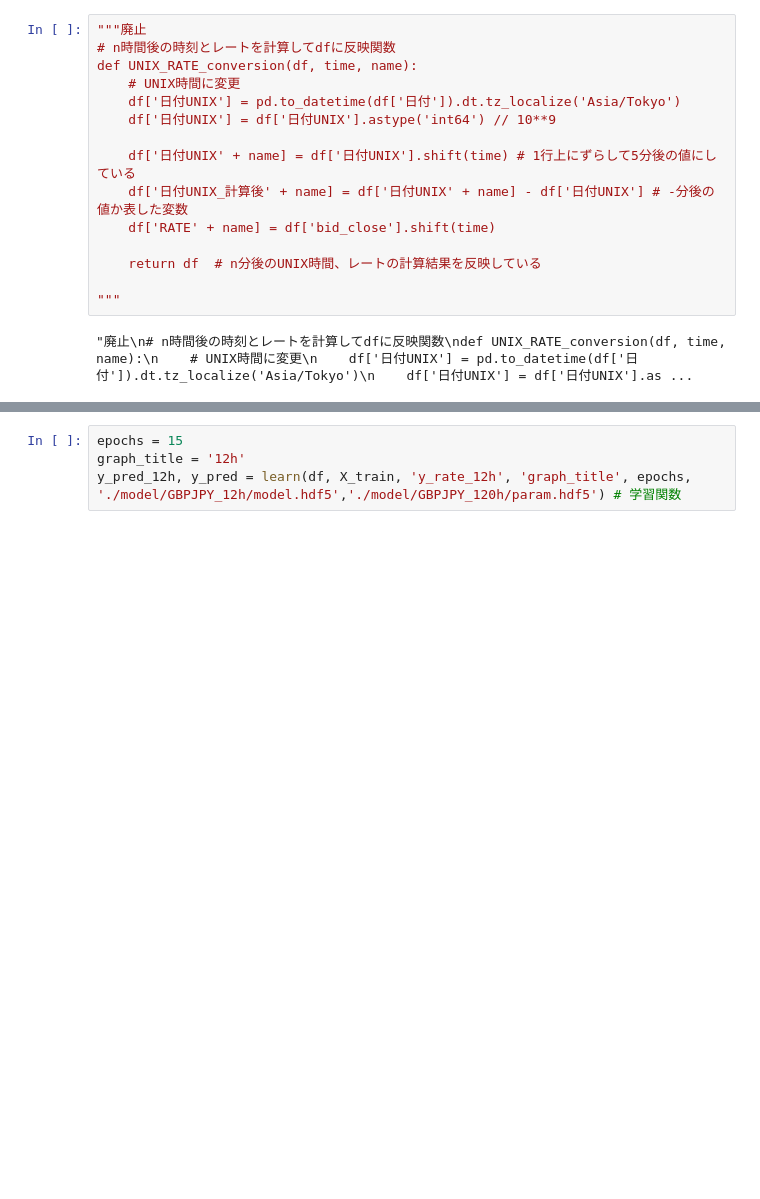
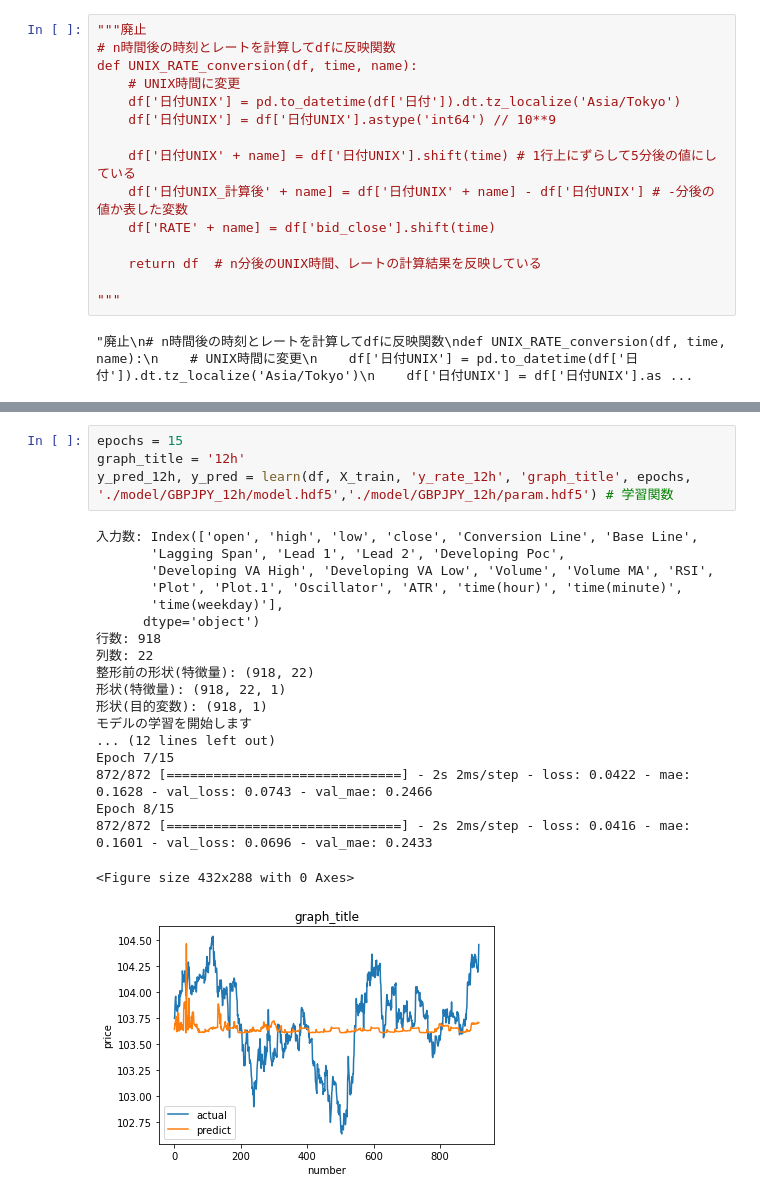
Before and after one commit to hnmwt/deep, a Jupyter notebook: FX/oanda/モデル作成.ipynb, the cells around one changed output, grey strips where cells are left out. Cells and saved outputs as stored; diff of their text form; blank space fills up the shorter version.

```diff
--- a/FX/oanda/モデル作成.ipynb
+++ b/FX/oanda/モデル作成.ipynb
@@ -318,4 +480,24 @@ y_pred_11h, y_pred = learn(df, X_train, 'y_rate_11h', 'graph_title', epochs, './
 # %%
 epochs = 15
 graph_title = '12h'
-y_pred_12h, y_pred = learn(df, X_train, 'y_rate_12h', 'graph_title', epochs, './model/GBPJPY_12h/model.hdf5','./model/GBPJPY_120h/param.hdf5') # 学習関数
+y_pred_12h, y_pred = learn(df, X_train, 'y_rate_12h', 'graph_title', epochs, './model/GBPJPY_12h/model.hdf5','./model/GBPJPY_12h/param.hdf5') # 学習関数
+# %% [output]
+入力数: Index(['open', 'high', 'low', 'close', 'Conversion Line', 'Base Line',
+       'Lagging Span', 'Lead 1', 'Lead 2', 'Developing Poc',
+       'Developing VA High', 'Developing VA Low', 'Volume', 'Volume MA', 'RSI',
+       'Plot', 'Plot.1', 'Oscillator', 'ATR', 'time(hour)', 'time(minute)',
+       'time(weekday)'],
+      dtype='object')
+行数: 918
+列数: 22
+整形前の形状(特徴量): (918, 22)
+形状(特徴量): (918, 22, 1)
+形状(目的変数): (918, 1)
+モデルの学習を開始します
+... (12 lines left out)
+Epoch 7/15
+872/872 [==============================] - 2s 2ms/step - loss: 0.0422 - mae: 0.1628 - val_loss: 0.0743 - val_mae: 0.2466
+Epoch 8/15
+872/872 [==============================] - 2s 2ms/step - loss: 0.0416 - mae: 0.1601 - val_loss: 0.0696 - val_mae: 0.2433
+<Figure size 432x288 with 0 Axes>
+[figure, added]
```
Also changed, not shown: parts of 26 cells of this notebook.
